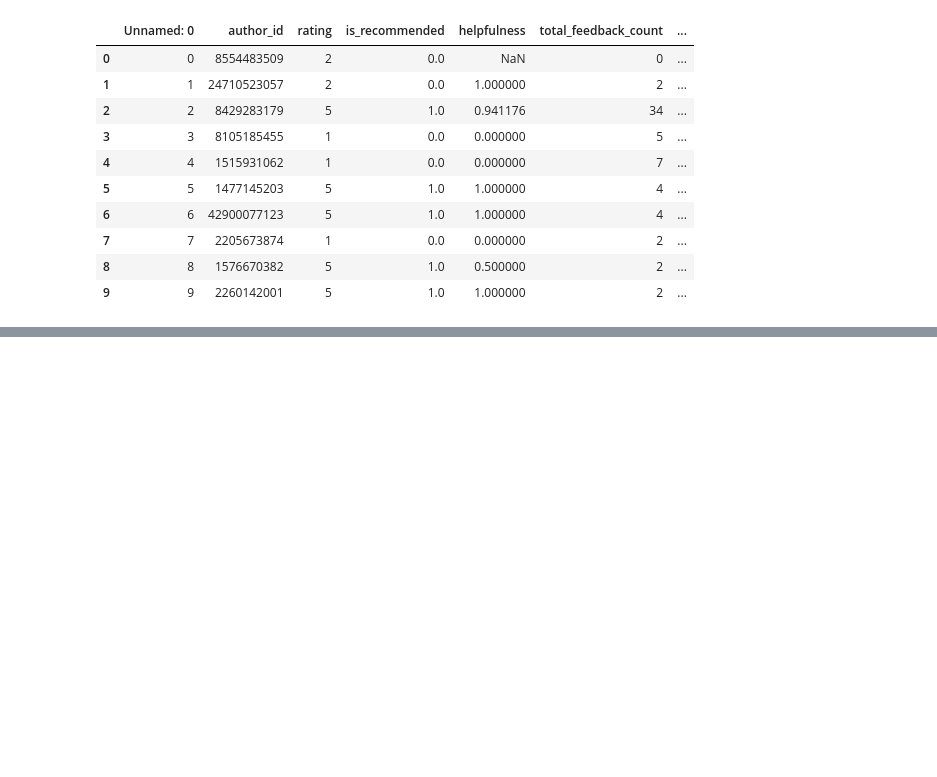
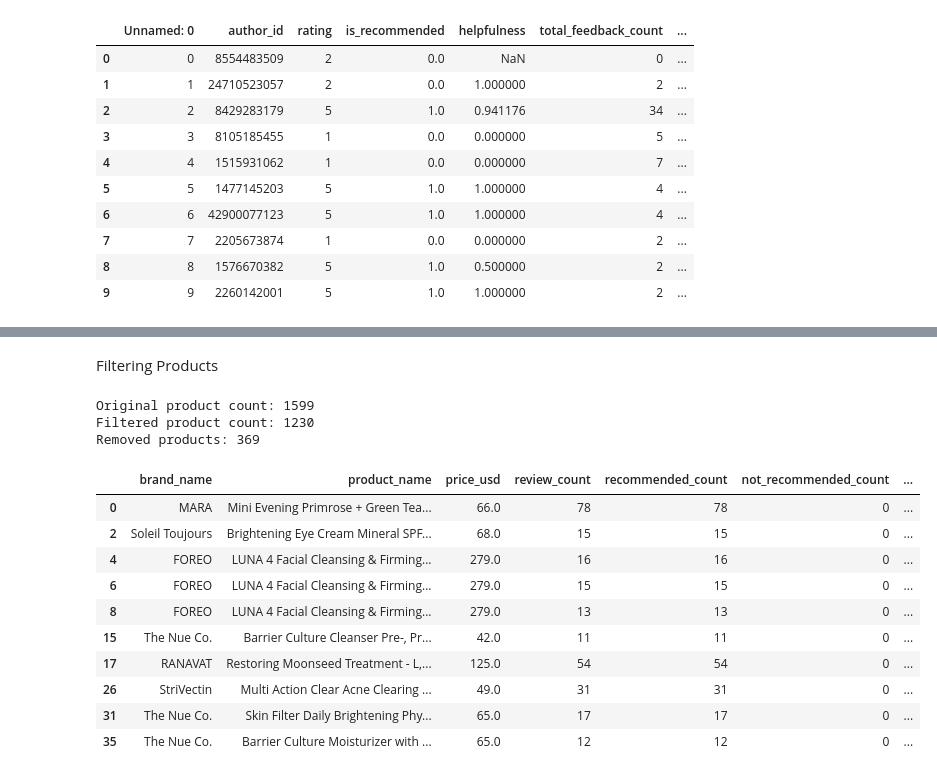
Before and after one commit to trwgltuhchang/Projects, a Jupyter notebook: Sephora.ipynb, the cells around one changed output, grey strips where cells are left out. Drawn from its saved outputs; the diff is of its cells as text; code cells hidden in the pictures; blank space fills up the shorter version.

```diff
--- a/Sephora.ipynb
+++ b/Sephora.ipynb
@@ -222,0 +240,7 @@ memory usage: 24.5+ MB
+# %%
+from google.colab import files
+uploaded = files.upload()
+
+import pandas as pd
+df5 = pd.read_excel("correlation-between--sephora-QueryResult.xlsx")
+df5.head()
@@ -222,0 +268,35 @@ memory usage: 24.5+ MB
+# %% [markdown]
+Filtering Products
+# %%
+import pandas as pd
+
+filtered_df5 = df5[
+    (df5['review_count'] >= 10) &
+    (df5['recommended_count'] > 0) &
+    (df5['recommended_ratio'] >= 0.5) &
+    (df5['price_usd'] <= 500)  # Optional price cap
+]
+
+removed_df5 = df5[~df5.index.isin(filtered_df5.index)]
+
+# Output some summary
+print(f"Original product count: {len(df5)}")
+print(f"Filtered product count: {len(filtered_df5)}")
+print(f"Removed products: {len(removed_df5)}")
+
+filtered_df5.head(10)
+# %% [output]
+Original product count: 1599
+Filtered product count: 1230
+Removed products: 369
+|  | brand_name | product_name | price_usd | review_count | recommended_count | not_recommended_count | ... |
+| 0 | MARA | Mini Evening Primrose + Green Tea... | 66.0 | 78 | 78 | 0 | ... |
+| 2 | Soleil Toujours | Brightening Eye Cream Mineral SPF... | 68.0 | 15 | 15 | 0 | ... |
+| 4 | FOREO | LUNA 4 Facial Cleansing & Firming... | 279.0 | 16 | 16 | 0 | ... |
+| 6 | FOREO | LUNA 4 Facial Cleansing & Firming... | 279.0 | 15 | 15 | 0 | ... |
+| 8 | FOREO | LUNA 4 Facial Cleansing & Firming... | 279.0 | 13 | 13 | 0 | ... |
+| 15 | The Nue Co. | Barrier Culture Cleanser Pre-, Pr... | 42.0 | 11 | 11 | 0 | ... |
+| 17 | RANAVAT | Restoring Moonseed Treatment - L‚... | 125.0 | 54 | 54 | 0 | ... |
+| 26 | StriVectin | Multi Action Clear Acne Clearing ... | 49.0 | 31 | 31 | 0 | ... |
+| 31 | The Nue Co. | Skin Filter Daily Brightening Phy... | 65.0 | 17 | 17 | 0 | ... |
+| 35 | The Nue Co. | Barrier Culture Moisturizer with ... | 65.0 | 12 | 12 | 0 | ... |
```
Also changed, not shown: parts of 3 cells of this notebook.
